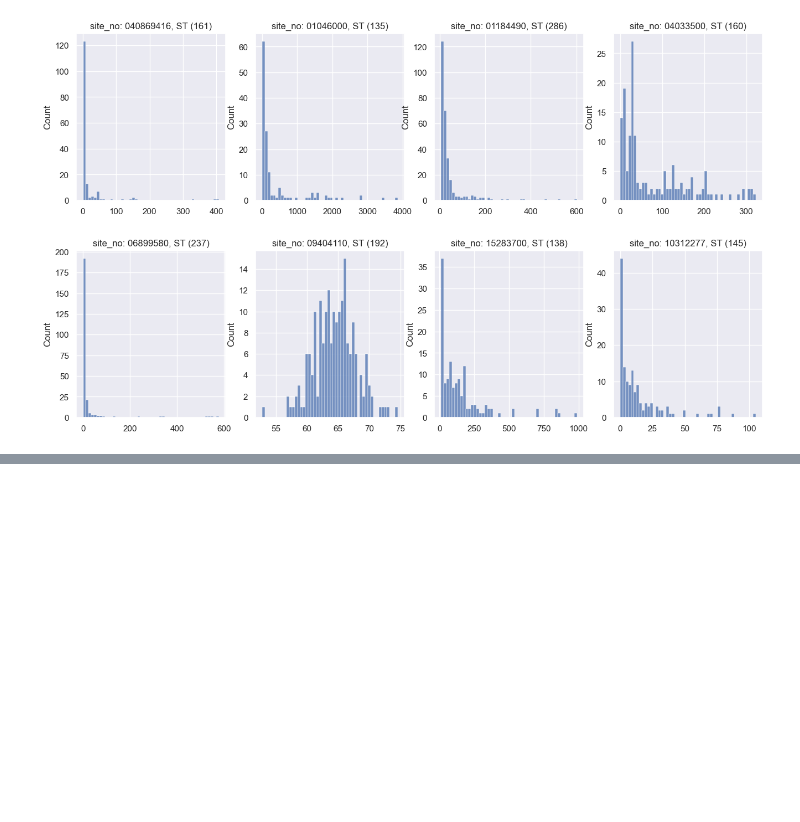
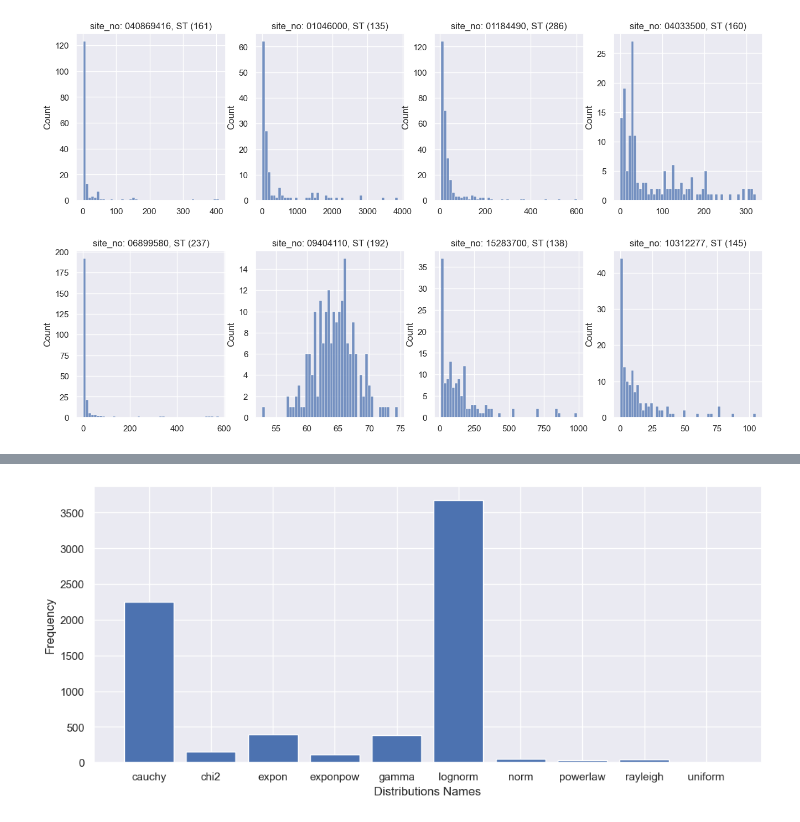
Before and after one commit to smhassanerfani/si2022, a Jupyter notebook: tauraat/tauraat_width_analysis.ipynb, the cells around one changed output, grey strips where cells are left out. Cells and saved outputs as stored; diff of their text form; code cells hidden in the pictures; blank space fills up the shorter version.

Commit message:
Added dist figures

```diff
--- a/tauraat/tauraat_width_analysis.ipynb
+++ b/tauraat/tauraat_width_analysis.ipynb
@@ -32,0 +39,9 @@ plt.show()
+# %%
+best_fit_lst = []
+for idx, (site, group) in enumerate(tauraat.groupby('site_no')):
+
+    f = Fitter(group['discharge_va'].values, distributions= get_common_distributions())
+    print(idx, site, f.fit())
+    # f.summary(); break
+    best_fit_dict = f.get_best(method='sumsquare_error')
+    best_fit_lst.append([site, best_fit_dict])
@@ -32,0 +50,6 @@ plt.show()
+# %%
+with open('./data/fit_dist_discharge.txt', 'w') as fp:
+    for item in best_fit_lst:
+        # write each item on a new line
+        fp.write("%s\n" % item)
+    print('Done')
@@ -32,0 +58,5 @@ plt.show()
+# %%
+best_fit_names = [list(item.keys())[0] for item in best_fit_lst]
+df = pd.DataFrame({'freq': best_fit_names})
+df = df.groupby('freq', as_index=False).size()
+df
@@ -32,0 +75,11 @@ plt.show()
+# %%
+fig, ax = plt.subplots(figsize=(12,5))
+
+ax.bar(df['freq'], df['size'])
+ax.set_xlabel('Distributions Names')
+ax.set_ylabel('Frequency')
+
+plt.savefig('./data/dist_freq_discharge.png')
+plt.show()
+# %% [output]
+[figure, added]
```
Also changed, not shown: parts of 6 cells of this notebook, 1 other file.
